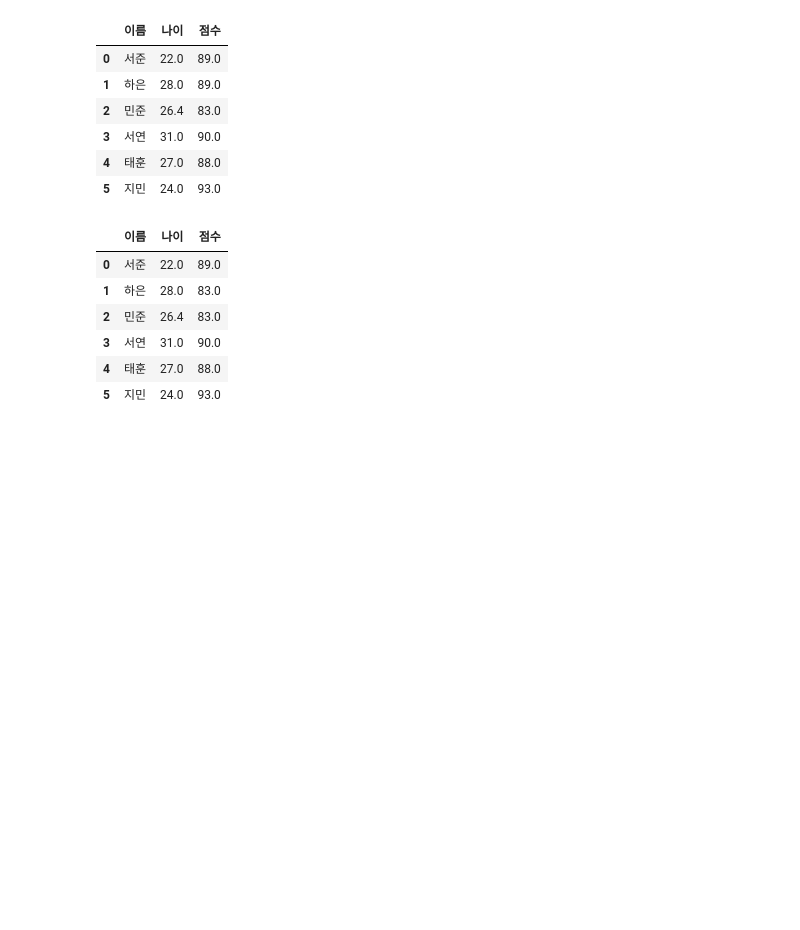
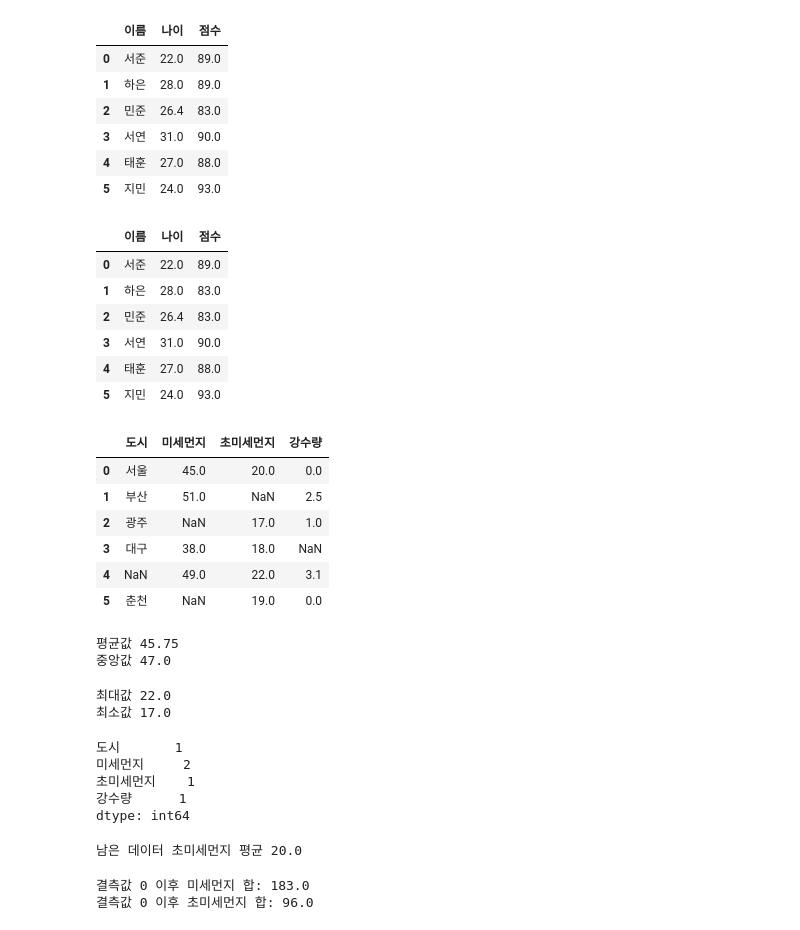
Before and after one commit to taehun96/python-library, a Jupyter notebook: notes/04_pandas(1).ipynb, the cells around one changed output. Drawn from its saved outputs; the diff is of its cells as text; code cells hidden in the pictures; blank space fills up the shorter version.

```diff
--- a/notes/04_pandas(1).ipynb
+++ b/notes/04_pandas(1).ipynb
@@ -866,3 +884,66 @@ df6
 | 3 | 서연 | 31.0 | 90.0 |
 | 4 | 태훈 | 27.0 | 88.0 |
 | 5 | 지민 | 24.0 | 93.0 |
+# %%
+# 실습4 문제1 ~ 문제6
+
+data = {
+        "도시": ["서울", "부산", "광주", "대구", np.nan, "춘천"],
+        "미세먼지": [45, 51, np.nan, 38, 49, np.nan],
+        "초미세먼지": [20, np.nan, 17, 18, 22, 19],
+        "강수량": [0.0, 2.5, 1.0, np.nan, 3.1, 0.0]
+}
+df = pd.DataFrame(data)
+df
+# %% [output]
+|  | 도시 | 미세먼지 | 초미세먼지 | 강수량 |
+| 0 | 서울 | 45.0 | 20.0 | 0.0 |
+| 1 | 부산 | 51.0 | NaN | 2.5 |
+| 2 | 광주 | NaN | 17.0 | 1.0 |
+| 3 | 대구 | 38.0 | 18.0 | NaN |
+| 4 | NaN | 49.0 | 22.0 | 3.1 |
+| 5 | 춘천 | NaN | 19.0 | 0.0 |
+# %%
+# 실습4 문제1.‘미세먼지’ 컬럼의 평균과 중앙값을 구하세요.
+mean_1 = df['미세먼지'].mean()
+median_1 = df['미세먼지'].median()
+
+print("평균값", mean_1)
+print("중앙값", median_1)
+# %% [output]
+평균값 45.75
+중앙값 47.0
+# %%
+# 실습4 문제2. ‘초미세먼지’ 컬럼의 최댓값과 최솟값을 구하세요.
+max_2 = df['초미세먼지'].max()
+min_2 = df['초미세먼지'].min()
+
+print("최대값", max_2)
+print("최소값", min_2)
+# %% [output]
+최대값 22.0
+최소값 17.0
+# %%
+# 실습4 문제3. 각 컬럼별 결측값 개수를 구하세요.
+print(df.isnull().sum())
+# %% [output]
+도시       1
+미세먼지     2
+초미세먼지    1
+강수량      1
+dtype: int64
+# %%
+# 실습4 문제4. 결측값이 하나라도 있는 행을 모두 삭제한 뒤, 남은 데이터의 ‘초미세먼지’ 평균을 구하세요.
+drop = df.dropna()
+mean_4 = drop["초미세먼지"].mean()
+print("남은 데이터 초미세먼지 평균", mean_4)
+# %% [output]
+남은 데이터 초미세먼지 평균 20.0
+# %%
+# 실습4 문제5. 결측값을 모두 0으로 채운 뒤, ‘미세먼지’와 ‘초미세먼지’의 합계를 각각 구하세요.
+null_0 = df.fillna(0)
+print("결측값 0 이후 미세먼지 합:",null_0['미세먼지'].sum())
+print("결측값 0 이후 초미세먼지 합:",null_0['초미세먼지'].sum())
+# %% [output]
+결측값 0 이후 미세먼지 합: 183.0
+결측값 0 이후 초미세먼지 합: 96.0
```
Also changed, not shown: parts of 6 cells of this notebook, 1 other file.
